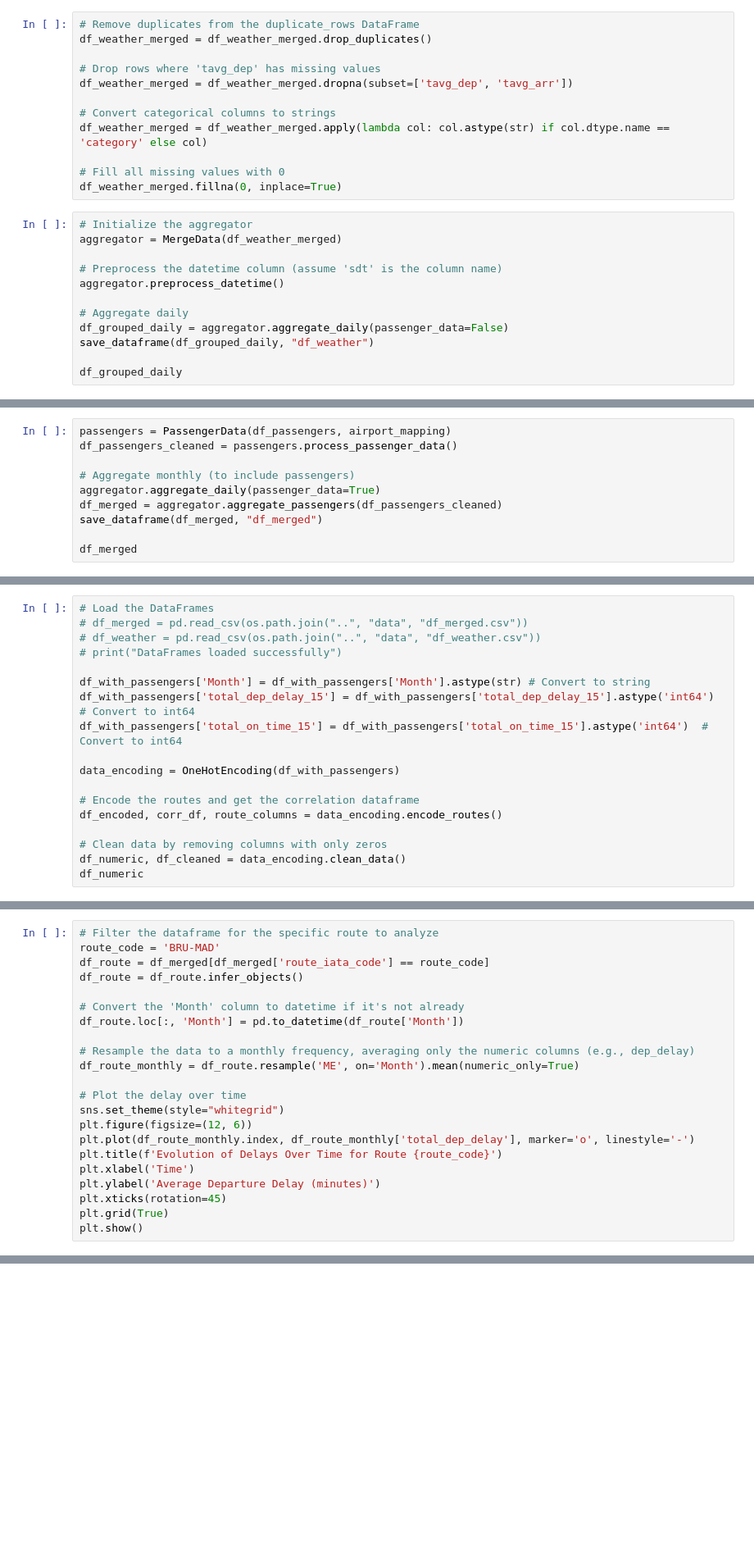
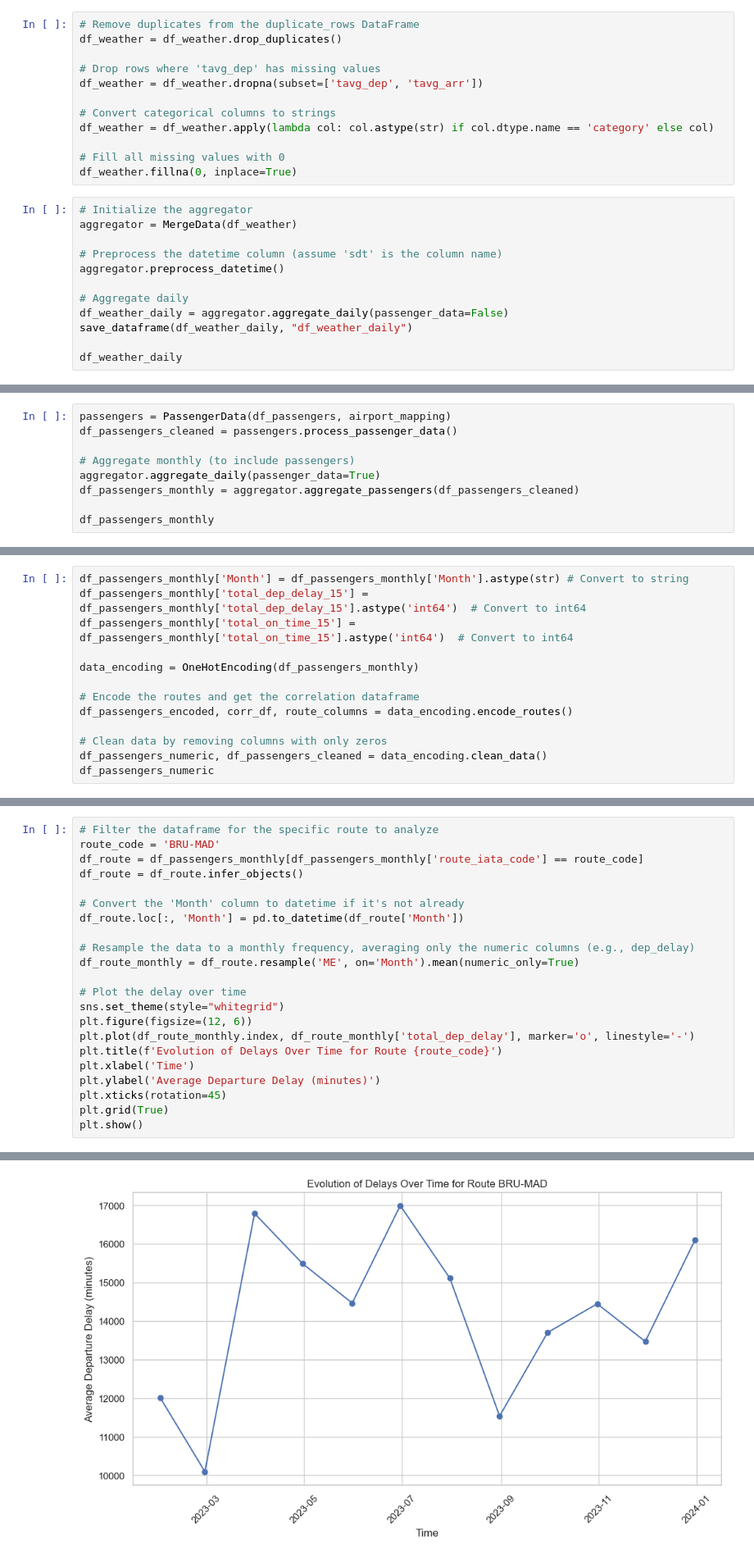
Before and after one commit to DT-Service-Consulting/avstats, a Jupyter notebook: avstats/AvStats_EDA.ipynb, the cells around one changed output, grey strips where cells are left out. Shown at 82% size. Cells and saved outputs as stored; diff of their text form; blank space fills up the shorter version.

```diff
--- a/avstats/AvStats_EDA.ipynb
+++ b/avstats/AvStats_EDA.ipynb
@@ -134,26 +134,26 @@ adt and aat were successfully turned into datetime format.
 Weather data was merged with schedule data successfully.
 # %%
 # Remove duplicates from the duplicate_rows DataFrame
-df_weather_merged = df_weather_merged.drop_duplicates()
+df_weather = df_weather.drop_duplicates()
 
 # Drop rows where 'tavg_dep' has missing values
-df_weather_merged = df_weather_merged.dropna(subset=['tavg_dep', 'tavg_arr'])
+df_weather = df_weather.dropna(subset=['tavg_dep', 'tavg_arr'])
 
 # Convert categorical columns to strings
-df_weather_merged = df_weather_merged.apply(lambda col: col.astype(str) if col.dtype.name == 'category' else col)
+df_weather = df_weather.apply(lambda col: col.astype(str) if col.dtype.name == 'category' else col)
 
 # Fill all missing values with 0
-df_weather_merged.fillna(0, inplace=True)
+df_weather.fillna(0, inplace=True)
 # %%
 # Initialize the aggregator
-aggregator = MergeData(df_weather_merged)
+aggregator = MergeData(df_weather)
 
 # Preprocess the datetime column (assume 'sdt' is the column name)
 aggregator.preprocess_datetime()
 
 # Aggregate daily
-df_grouped_daily = aggregator.aggregate_daily(passenger_data=False)
-save_dataframe(df_grouped_daily, "df_weather")
+df_weather_daily = aggregator.aggregate_daily(passenger_data=False)
+save_dataframe(df_weather_daily, "df_weather_daily")
 
-df_grouped_daily
+df_weather_daily
 # %% [output]
@@ -181,8 +181,7 @@ df_passengers_cleaned = passengers.process_passenger_data()
 
 # Aggregate monthly (to include passengers)
 aggregator.aggregate_daily(passenger_data=True)
-df_merged = aggregator.aggregate_passengers(df_passengers_cleaned)
-save_dataframe(df_merged, "df_merged")
+df_passengers_monthly = aggregator.aggregate_passengers(df_passengers_cleaned)
 
-df_merged
+df_passengers_monthly
 # %% [output]
@@ -573,21 +537,16 @@ df_with_passengers = df_merged.copy()
 # %%
-# Load the DataFrames
-# df_merged = pd.read_csv(os.path.join("..", "data", "df_merged.csv"))
-# df_weather = pd.read_csv(os.path.join("..", "data", "df_weather.csv"))
-# print("DataFrames loaded successfully")
+df_passengers_monthly['Month'] = df_passengers_monthly['Month'].astype(str) # Convert to string
+df_passengers_monthly['total_dep_delay_15'] = df_passengers_monthly['total_dep_delay_15'].astype('int64')  # Convert to int64
+df_passengers_monthly['total_on_time_15'] = df_passengers_monthly['total_on_time_15'].astype('int64')  # Convert to int64
 
-df_with_passengers['Month'] = df_with_passengers['Month'].astype(str) # Convert to string
-df_with_passengers['total_dep_delay_15'] = df_with_passengers['total_dep_delay_15'].astype('int64')  # Convert to int64
-df_with_passengers['total_on_time_15'] = df_with_passengers['total_on_time_15'].astype('int64')  # Convert to int64
-
-data_encoding = OneHotEncoding(df_with_passengers)
+data_encoding = OneHotEncoding(df_passengers_monthly)
 
 # Encode the routes and get the correlation dataframe
-df_encoded, corr_df, route_columns = data_encoding.encode_routes()
+df_passengers_encoded, corr_df, route_columns = data_encoding.encode_routes()
 
 # Clean data by removing columns with only zeros
-df_numeric, df_cleaned = data_encoding.clean_data()
-df_numeric
+df_passengers_numeric, df_passengers_cleaned = data_encoding.clean_data()
+df_passengers_numeric
 # %% [output]
 |  | total_flights | departures | arrivals | landed | active | scheduled | total_dep_delay | total_dep_delay_15 | ... |
 | 0 | 42 | 21 | 21 | 18 | 21 | 3 | 1529.0 | 36 | ... |
@@ -672,7 +631,7 @@ Name: total_dep_delay_15, dtype: float64
 # %%
 # Filter the dataframe for the specific route to analyze
 route_code = 'BRU-MAD'
-df_route = df_merged[df_merged['route_iata_code'] == route_code]
+df_route = df_passengers_monthly[df_passengers_monthly['route_iata_code'] == route_code]
 df_route = df_route.infer_objects()
 
 # Convert the 'Month' column to datetime if it's not already
@@ -696,3 +654,4 @@ TypeError: Passing PeriodDtype data is invalid. Use `data.to_timestamp()` instea
+[figure, added]
 # %% [markdown]
 #### **5.2. Data Scaling**
 
```
Also changed, not shown: parts of 17 cells of this notebook, 4 other files.
